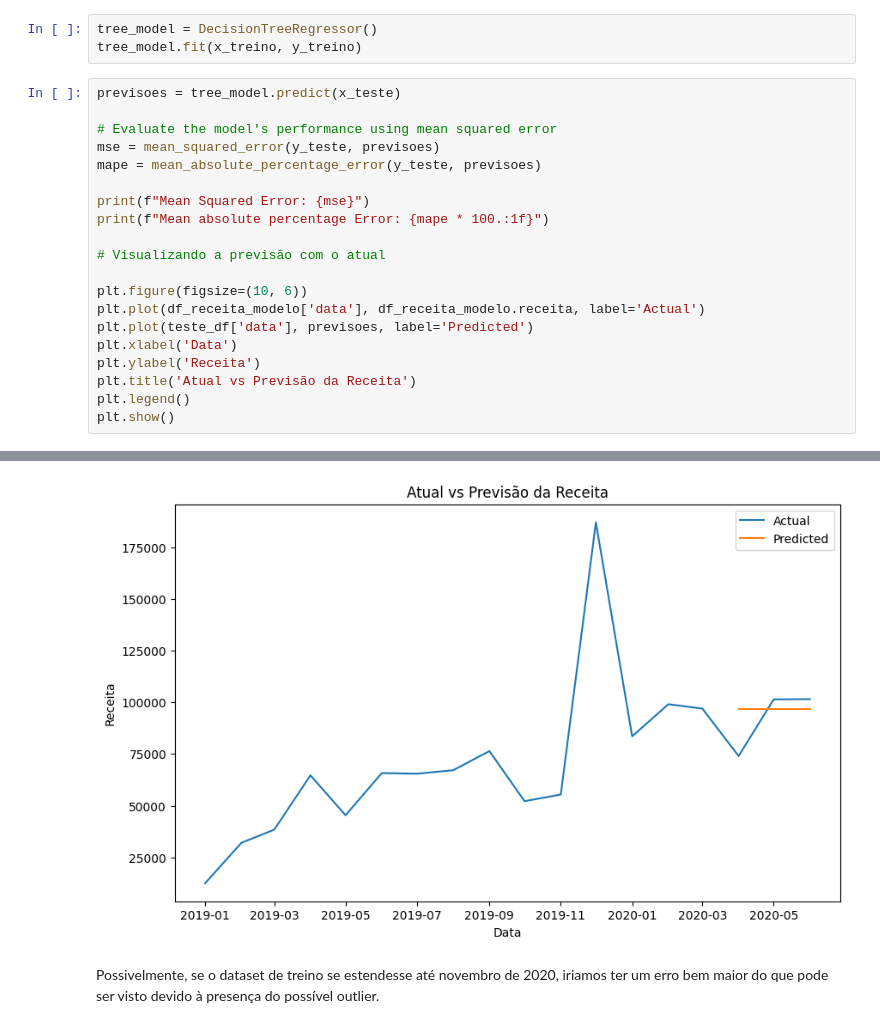
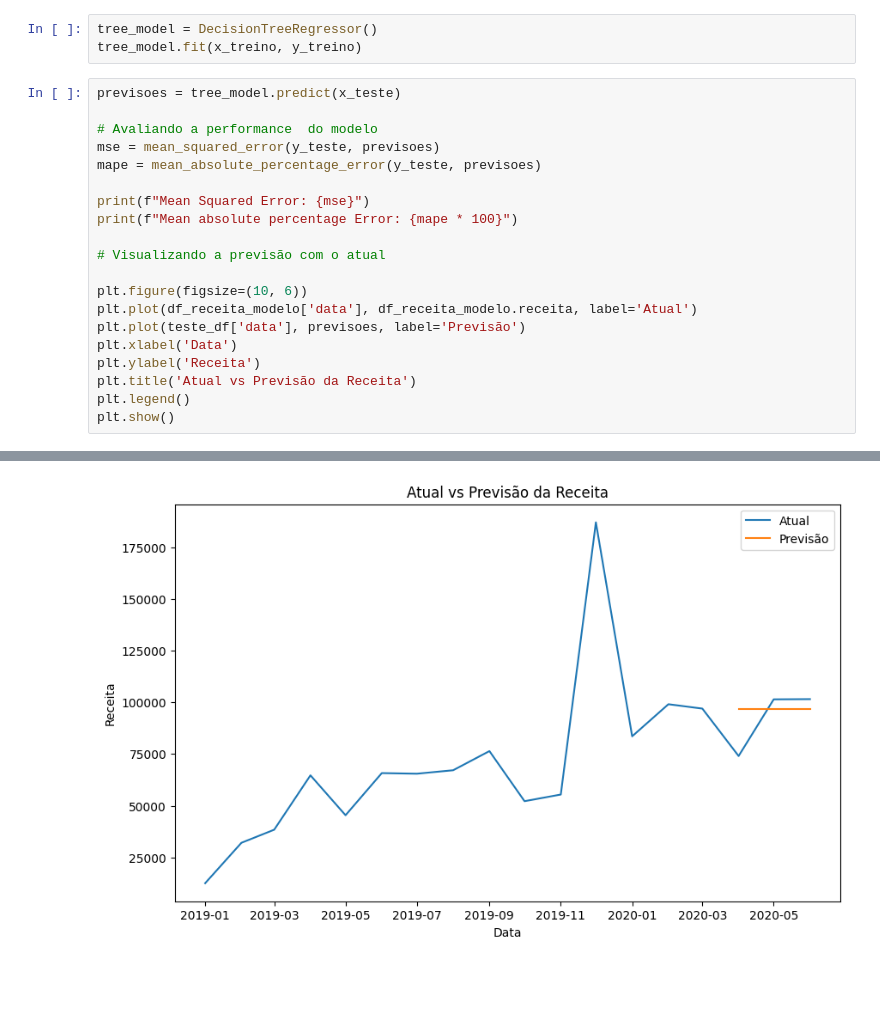
Before and after one commit to GabrielRomaoG/Insurance_policy_analysis, a Jupyter notebook: previsao_receita.ipynb, the cells around one changed output, grey strips where cells are left out. Saved outputs shown, nothing was run; the diff lists cells and outputs as text; blank space fills up the shorter version.

Commit message:
add mape

```diff
--- a/previsao_receita.ipynb
+++ b/previsao_receita.ipynb
@@ -167,18 +156,18 @@ tree_model.fit(x_treino, y_treino)
 # %%
 previsoes = tree_model.predict(x_teste)
 
-# Evaluate the model's performance using mean squared error
+# Avaliando a performance  do modelo
 mse = mean_squared_error(y_teste, previsoes)
 mape = mean_absolute_percentage_error(y_teste, previsoes)
 
 print(f"Mean Squared Error: {mse}")
-print(f"Mean absolute percentage Error: {mape * 100.:1f}")
+print(f"Mean absolute percentage Error: {mape * 100}")
 
 # Visualizando a previsão com o atual
 
 plt.figure(figsize=(10, 6))
-plt.plot(df_receita_modelo['data'], df_receita_modelo.receita, label='Actual')
-plt.plot(teste_df['data'], previsoes, label='Predicted')
+plt.plot(df_receita_modelo['data'], df_receita_modelo.receita, label='Atual')
+plt.plot(teste_df['data'], previsoes, label='Previsão')
 plt.xlabel('Data')
 plt.ylabel('Receita')
 plt.title('Atual vs Previsão da Receita')
@@ -190,3 +179 @@ Mean absolute percentage Error: 13.298863
-[figure, old version]
+[figure, new version]
-# %% [markdown]
-Possivelmente, se o dataset de treino se estendesse até novembro de 2020, iriamos ter um erro bem maior do que pode ser visto devido à presença do possível outlier.
```
Also changed, not shown: parts of 6 cells of this notebook.
